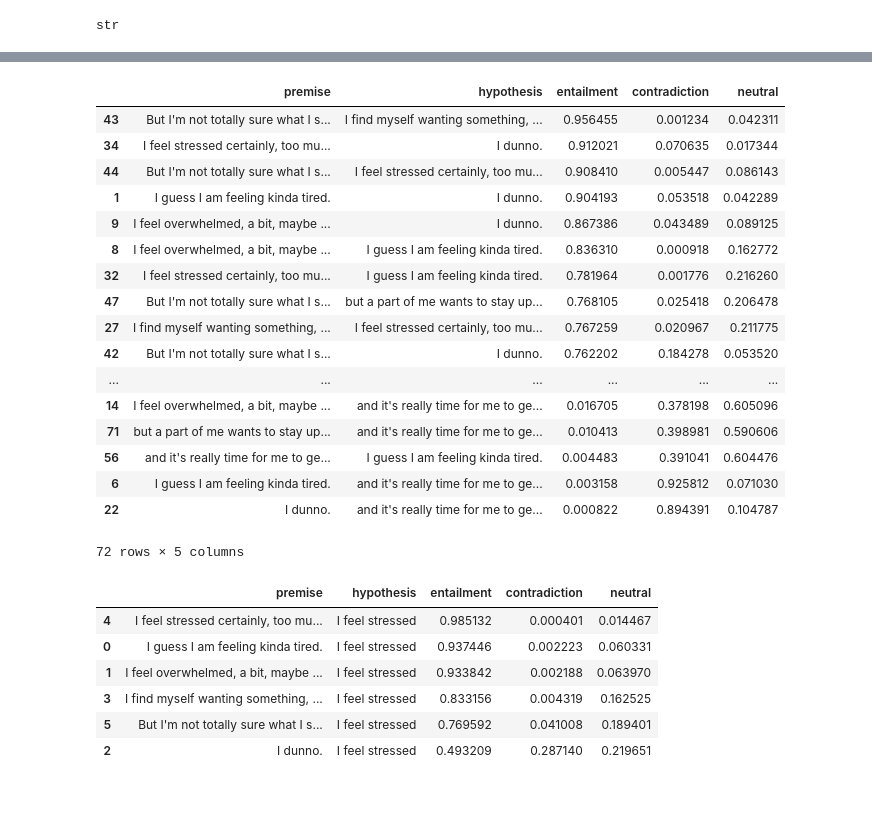
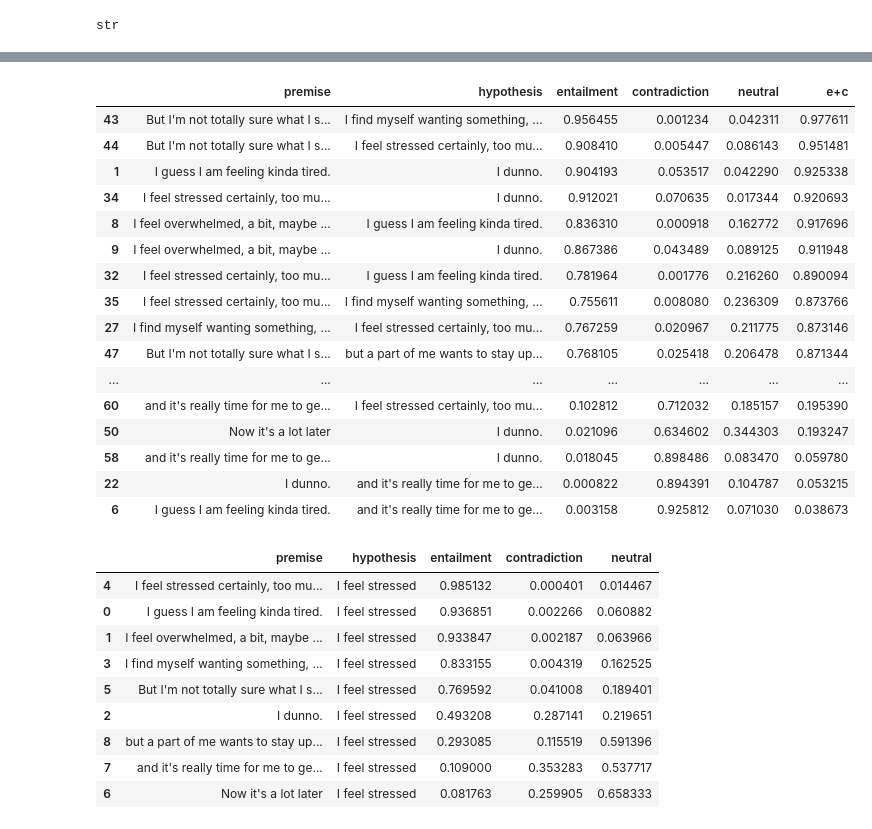
Before and after one commit to rhofvendahl/modl, a Jupyter notebook: library exploration.ipynb, the cells around one changed output, grey strips where cells are left out. Saved outputs shown, nothing was run; the diff lists cells and outputs as text; code cells hidden in the pictures; blank space fills up the shorter version.

Commit message:
add basic entailment graph

```diff
--- a/library exploration.ipynb
+++ b/library exploration.ipynb
@@ -114,7 +112,7 @@ import pandas as pd
 # %%
 doc = nlp("I guess I am feeling kinda tired. I feel overwhelmed, a bit, maybe hungry. I dunno. I find myself wanting something, but I'm not sure what it is. I feel stressed certainly, too much to do maybe? But I'm not totally sure what I should be doing? Now it's a lot later and it's really time for me to get to bed...but a part of me wants to stay up, nonetheless")
 # %%
-results = pd.DataFrame([], columns=['premise', 'hypothesis', 'entailment', 'contradiction', 'neutral'])
+results = pd.DataFrame([], columns=['premise', 'hypothesis', 'entailment', 'contradiction', 'neutral', 'e+c'])
 i = 0
 for premise in doc.sents:
 #     entailment, contradiction, neutral = None
@@ -122,29 +120,28 @@ for premise in doc.sents:
         if (premise != hypothesis):
             prediction = predictor.predict(hypothesis=hypothesis.text, premise=premise.text)
             entailment, contradiction, neutral = prediction['label_probs']
-            results.loc[i] = [premise.text, hypothesis.text, entailment, contradiction, neutral]
+            results.loc[i] = [premise.text, hypothesis.text, entailment, contradiction, neutral, (entailment + (1 - contradiction)) / 2]
             i += 1
 # %%
-results.sort_values(by='entailment', ascending=False)
+results.sort_values(by='e+c', ascending=False).loc[results['neutral'] < .5]
 # %% [output]
-|  | premise | hypothesis | entailment | contradiction | neutral |
-| 43 | But I'm not totally sure what I s... | I find myself wanting something, ... | 0.956455 | 0.001234 | 0.042311 |
-| 34 | I feel stressed certainly, too mu... | I dunno. | 0.912021 | 0.070635 | 0.017344 |
-| 44 | But I'm not totally sure what I s... | I feel stressed certainly, too mu... | 0.908410 | 0.005447 | 0.086143 |
-| 1 | I guess I am feeling kinda tired. | I dunno. | 0.904193 | 0.053518 | 0.042289 |
-| 9 | I feel overwhelmed, a bit, maybe ... | I dunno. | 0.867386 | 0.043489 | 0.089125 |
-| 8 | I feel overwhelmed, a bit, maybe ... | I guess I am feeling kinda tired. | 0.836310 | 0.000918 | 0.162772 |
-| 32 | I feel stressed certainly, too mu... | I guess I am feeling kinda tired. | 0.781964 | 0.001776 | 0.216260 |
-| 47 | But I'm not totally sure what I s... | but a part of me wants to stay up... | 0.768105 | 0.025418 | 0.206478 |
-| 27 | I find myself wanting something, ... | I feel stressed certainly, too mu... | 0.767259 | 0.020967 | 0.211775 |
-| 42 | But I'm not totally sure what I s... | I dunno. | 0.762202 | 0.184278 | 0.053520 |
-| ... | ... | ... | ... | ... | ... |
-| 14 | I feel overwhelmed, a bit, maybe ... | and it's really time for me to ge... | 0.016705 | 0.378198 | 0.605096 |
-| 71 | but a part of me wants to stay up... | and it's really time for me to ge... | 0.010413 | 0.398981 | 0.590606 |
-| 56 | and it's really time for me to ge... | I guess I am feeling kinda tired. | 0.004483 | 0.391041 | 0.604476 |
-| 6 | I guess I am feeling kinda tired. | and it's really time for me to ge... | 0.003158 | 0.925812 | 0.071030 |
-| 22 | I dunno. | and it's really time for me to ge... | 0.000822 | 0.894391 | 0.104787 |
+|  | premise | hypothesis | entailment | contradiction | neutral | e+c |
+| 43 | But I'm not totally sure what I s... | I find myself wanting something, ... | 0.956455 | 0.001234 | 0.042311 | 0.977611 |
+| 44 | But I'm not totally sure what I s... | I feel stressed certainly, too mu... | 0.908410 | 0.005447 | 0.086143 | 0.951481 |
+| 1 | I guess I am feeling kinda tired. | I dunno. | 0.904193 | 0.053517 | 0.042290 | 0.925338 |
+| 34 | I feel stressed certainly, too mu... | I dunno. | 0.912021 | 0.070635 | 0.017344 | 0.920693 |
+| 8 | I feel overwhelmed, a bit, maybe ... | I guess I am feeling kinda tired. | 0.836310 | 0.000918 | 0.162772 | 0.917696 |
+| 9 | I feel overwhelmed, a bit, maybe ... | I dunno. | 0.867386 | 0.043489 | 0.089125 | 0.911948 |
+| 32 | I feel stressed certainly, too mu... | I guess I am feeling kinda tired. | 0.781964 | 0.001776 | 0.216260 | 0.890094 |
+| 35 | I feel stressed certainly, too mu... | I find myself wanting something, ... | 0.755611 | 0.008080 | 0.236309 | 0.873766 |
+| 27 | I find myself wanting something, ... | I feel stressed certainly, too mu... | 0.767259 | 0.020967 | 0.211775 | 0.873146 |
+| 47 | But I'm not totally sure what I s... | but a part of me wants to stay up... | 0.768105 | 0.025418 | 0.206478 | 0.871344 |
+| ... | ... | ... | ... | ... | ... | ... |
+| 60 | and it's really time for me to ge... | I feel stressed certainly, too mu... | 0.102812 | 0.712032 | 0.185157 | 0.195390 |
+| 50 | Now it's a lot later | I dunno. | 0.021096 | 0.634602 | 0.344303 | 0.193247 |
+| 58 | and it's really time for me to ge... | I dunno. | 0.018045 | 0.898486 | 0.083470 | 0.059780 |
+| 22 | I dunno. | and it's really time for me to ge... | 0.000822 | 0.894391 | 0.104787 | 0.053215 |
+| 6 | I guess I am feeling kinda tired. | and it's really time for me to ge... | 0.003158 | 0.925812 | 0.071030 | 0.038673 |
-72 rows × 5 columns
 # %%
 hypothesis = 'I feel stressed'
 
@@ -160,11 +157,14 @@ results.sort_values(by='entailment', ascending=False)
 # %% [output]
 |  | premise | hypothesis | entailment | contradiction | neutral |
 | 4 | I feel stressed certainly, too mu... | I feel stressed | 0.985132 | 0.000401 | 0.014467 |
-| 0 | I guess I am feeling kinda tired. | I feel stressed | 0.937446 | 0.002223 | 0.060331 |
-| 1 | I feel overwhelmed, a bit, maybe ... | I feel stressed | 0.933842 | 0.002188 | 0.063970 |
-| 3 | I find myself wanting something, ... | I feel stressed | 0.833156 | 0.004319 | 0.162525 |
+| 0 | I guess I am feeling kinda tired. | I feel stressed | 0.936851 | 0.002266 | 0.060882 |
+| 1 | I feel overwhelmed, a bit, maybe ... | I feel stressed | 0.933847 | 0.002187 | 0.063966 |
+| 3 | I find myself wanting something, ... | I feel stressed | 0.833155 | 0.004319 | 0.162525 |
 | 5 | But I'm not totally sure what I s... | I feel stressed | 0.769592 | 0.041008 | 0.189401 |
-| 2 | I dunno. | I feel stressed | 0.493209 | 0.287140 | 0.219651 |
+| 2 | I dunno. | I feel stressed | 0.493208 | 0.287141 | 0.219651 |
+| 8 | but a part of me wants to stay up... | I feel stressed | 0.293085 | 0.115519 | 0.591396 |
+| 7 | and it's really time for me to ge... | I feel stressed | 0.109000 | 0.353283 | 0.537717 |
+| 6 | Now it's a lot later | I feel stressed | 0.081763 | 0.259905 | 0.658333 |
 # %%
 def demo(shape):
     nlp = spacy.load('en_vectors_web_lg')
```
Also changed, not shown: parts of 5 cells of this notebook, 4 other files.
